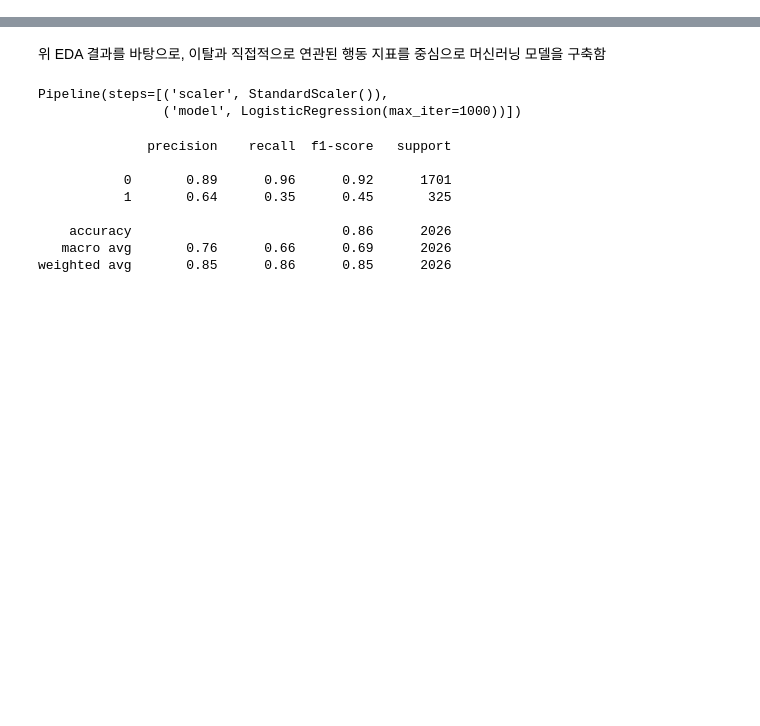
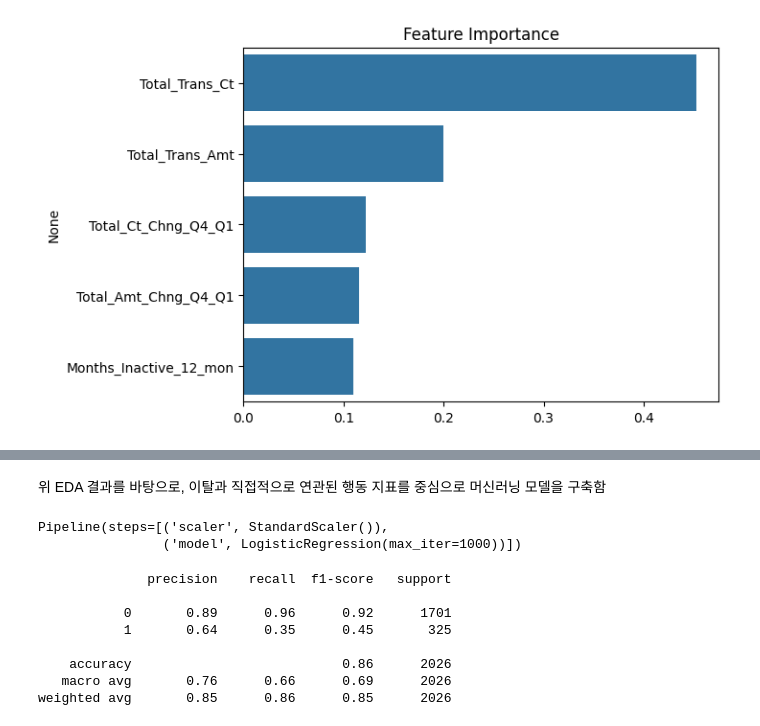
Before and after one commit to Ponolia/data-analyst-portfolio, a Jupyter notebook: churn_analysis.ipynb, the cells around one changed output, grey strips where cells are left out. Drawn from its saved outputs; the diff is of its cells as text; code cells hidden in the pictures; blank space fills up the shorter version.

```diff
--- a/churn_analysis.ipynb
+++ b/churn_analysis.ipynb
@@ -2,0 +12,6 @@
+# %%
+from google.colab import drive
+drive.mount('/content/drive')
+
+
+df = pd.read_csv('/content/drive/MyDrive/ZBproject/data/BankChurners_.csv')
@@ -2,0 +20,23 @@
+# %%
+df['Attrition_Flag'] = df['Attrition_Flag'].map({
+    'Existing Customer': 0,
+    'Attrited Customer': 1
+})
+features = [
+    'Total_Trans_Ct',
+    'Total_Trans_Amt',
+    'Total_Ct_Chng_Q4_Q1',
+    'Total_Amt_Chng_Q4_Q1',
+    'Months_Inactive_12_mon'
+]
+# %%
+X = df[features]
+y = df['Attrition_Flag']
+print(y.isna().sum())
+
+X_train, X_test, y_train, y_test = train_test_split(
+    X, y,
+    test_size=0.2,
+    stratify=y,
+    random_state=42
+)
@@ -14,0 +77,12 @@ CRM 대응 전략 수립에 활용
+# %%
+# Feature Importance
+importance = pd.Series(
+   xgb_weighted.feature_importances_,
+    index=X_train.columns
+).sort_values(ascending=False)
+
+sns.barplot(x=importance.values, y=importance.index)
+plt.title('Feature Importance')
+plt.show()
+# %% [output]
+[figure, added]
```
Also changed, not shown: parts of 53 cells of this notebook.
